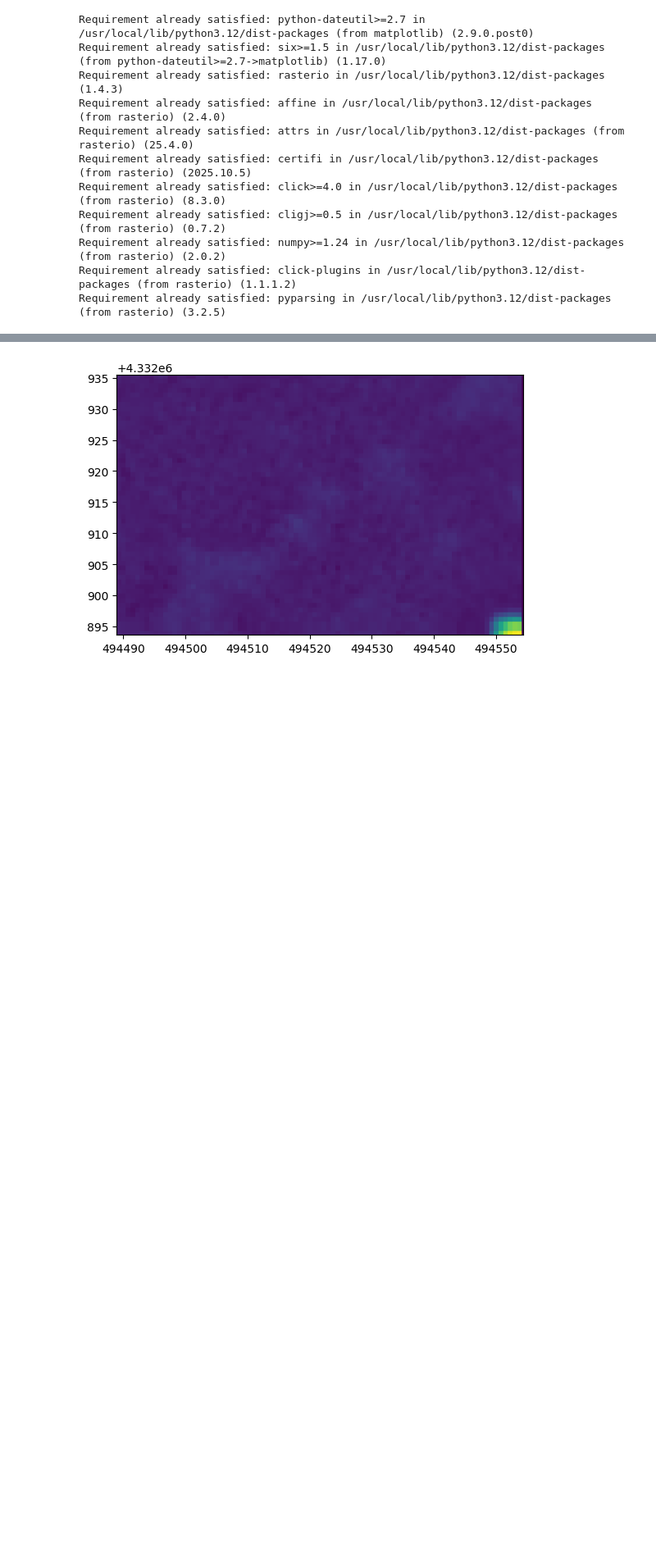
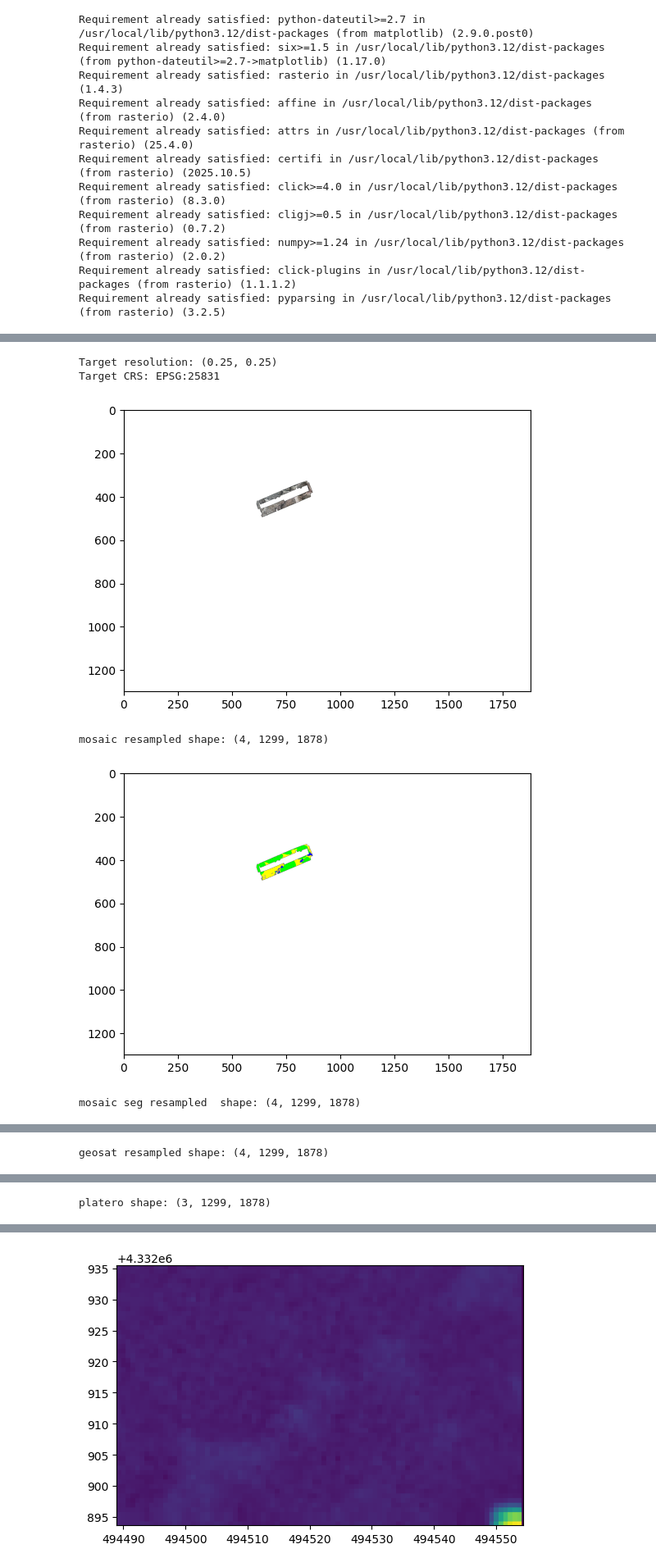
Before and after one commit to srv/opencosmos, a Jupyter notebook: opencosmos.ipynb, the cells around one changed output, grey strips where cells are left out. Shown at 82% size. Drawn from its saved outputs; the diff is of its cells as text; code cells hidden in the pictures; blank space fills up the shorter version.

```diff
--- a/opencosmos.ipynb
+++ b/opencosmos.ipynb
@@ -154,0 +197,54 @@ geosat_clip shape: (4, 56, 87)
+# %%
+
+
+## RESAMPLE 1 ##
+
+import rasterio
+from rasterio.warp import reproject, Resampling, calculate_default_transform
+from rasterio.windows import from_bounds
+import rasterio.plot
+import numpy as np
+import matplotlib.pyplot as plt
+
+target_transform = ortofoto_tif.transform
+target_crs = ortofoto_tif.crs
+target_width = ortofoto_tif.width
+target_height = ortofoto_tif.height
+
+print("Target resolution:", ortofoto_tif.res)
+print("Target CRS:", ortofoto_tif.crs)
+
+## RESAMPLE ALL TO ORTOFOTO GRID ##
+
+def resample_to_target(src_tif, target_transform, target_crs, target_width, target_height):
+    dst = np.empty((src_tif.count, target_height, target_width), dtype=src_tif.dtypes[0])
+    reproject(
+        source=rasterio.band(src_tif, list(range(1, src_tif.count + 1))),
+        destination=dst,
+        src_transform=src_tif.transform,
+        src_crs=src_tif.crs,
+        dst_transform=target_transform,
+        dst_crs=target_crs,
+        resampling=Resampling.nearest
+    )
+    return dst
+
+mosaic_resampled = resample_to_target(mosaic_tif, target_transform, target_crs, target_width, target_height)
+rasterio.plot.show(mosaic_resampled)
+print("mosaic resampled shape:", mosaic_resampled.shape)
+mosaic_seg_resampled = resample_to_target(mosaic_seg_tif, target_transform, target_crs, target_width, target_height)
+rasterio.plot.show(mosaic_seg_resampled)
+print("mosaic seg resampled  shape:", mosaic_seg_resampled.shape)
+geosat_resampled = resample_to_target(geosat_tif, target_transform, target_crs, target_width, target_height)
+rasterio.plot.show(geosat_resampled[2])
+print("geosat resampled shape:", geosat_resampled.shape)
+platero_resampled = resample_to_target(platero_tif, target_transform, target_crs, target_width, target_height)
+rasterio.plot.show(platero_resampled)
+print("platero shape:", platero_resampled.shape)
+# %% [output]
+Target resolution: (0.25, 0.25)
+Target CRS: EPSG:25831
+[figure, added]
+mosaic resampled shape: (4, 1299, 1878)
+[figure, added]
+mosaic seg resampled  shape: (4, 1299, 1878)
@@ -154,0 +252 @@ geosat_clip shape: (4, 56, 87)
+geosat resampled shape: (4, 1299, 1878)
@@ -155 +254,2 @@ geosat_clip shape: (4, 56, 87)
+platero shape: (3, 1299, 1878)
 # %%
```
Also changed, not shown: parts of 6 cells of this notebook.
